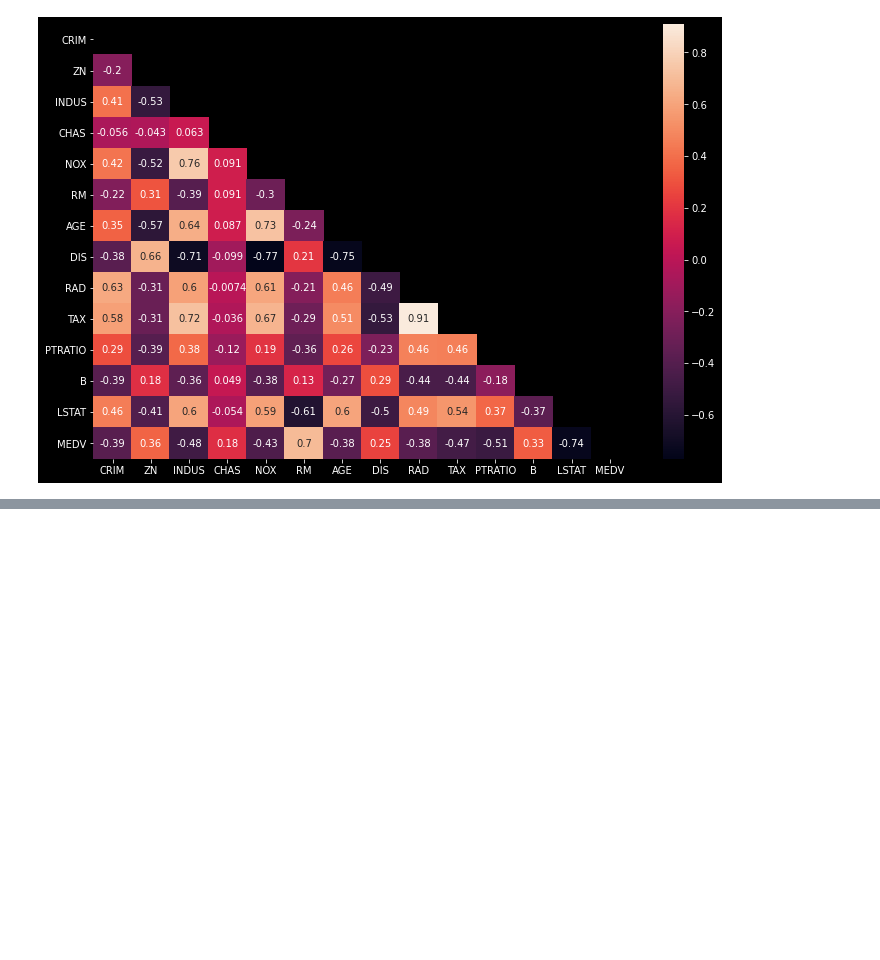
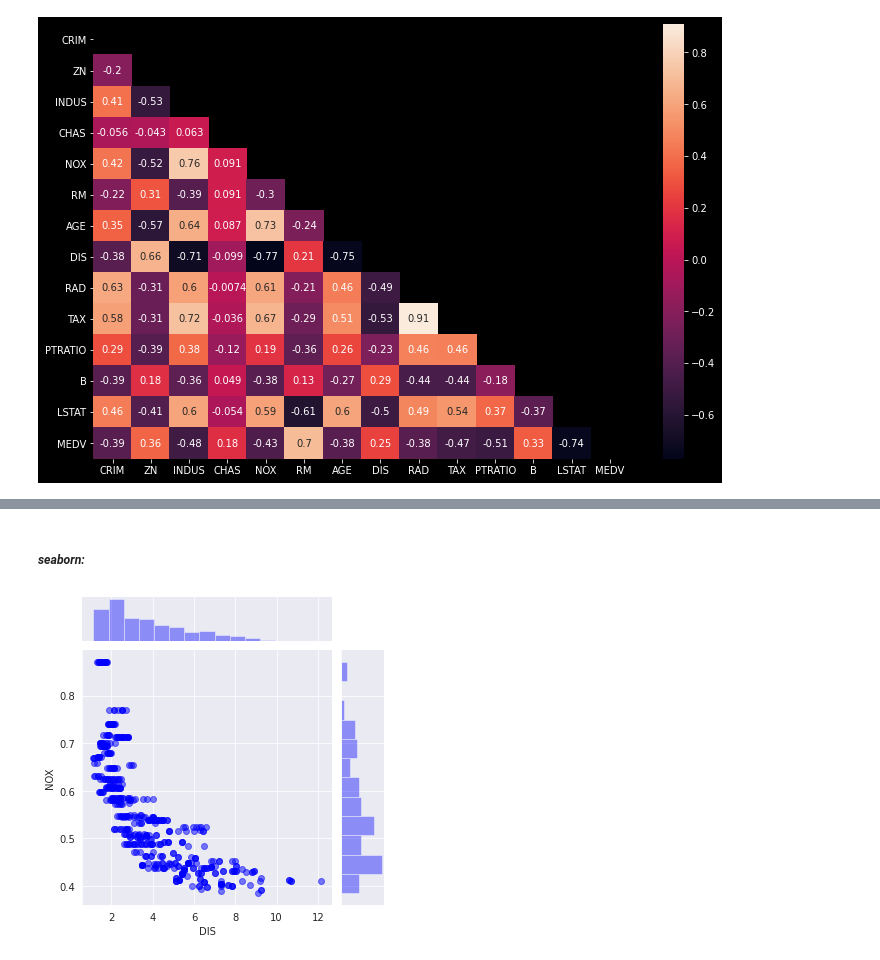
Before and after one commit to playeredlc/DataScience-Learnings, a Jupyter notebook: Linear-Regression/House-Prices-Prediction/house_prices_multivar_regression.ipynb, the cells around one changed output, grey strips where cells are left out. Saved outputs shown, nothing was run; the diff lists cells and outputs as text; code cells hidden in the pictures; blank space fills up the shorter version.

```diff
--- a/Linear-Regression/House-Prices-Prediction/house_prices_multivar_regression.ipynb
+++ b/Linear-Regression/House-Prices-Prediction/house_prices_multivar_regression.ipynb
@@ -323,0 +342,8 @@ plt.show()
+# %% [markdown]
+##### *seaborn:*
+# %%
+sns.set_style('darkgrid')
+sns.jointplot(x=data['DIS'], y=data['NOX'], color='b', height=5, joint_kws={'alpha': 0.5})
+plt.show()
+# %% [output]
+[figure, added]
```
Also changed, not shown: parts of 7 cells of this notebook.
